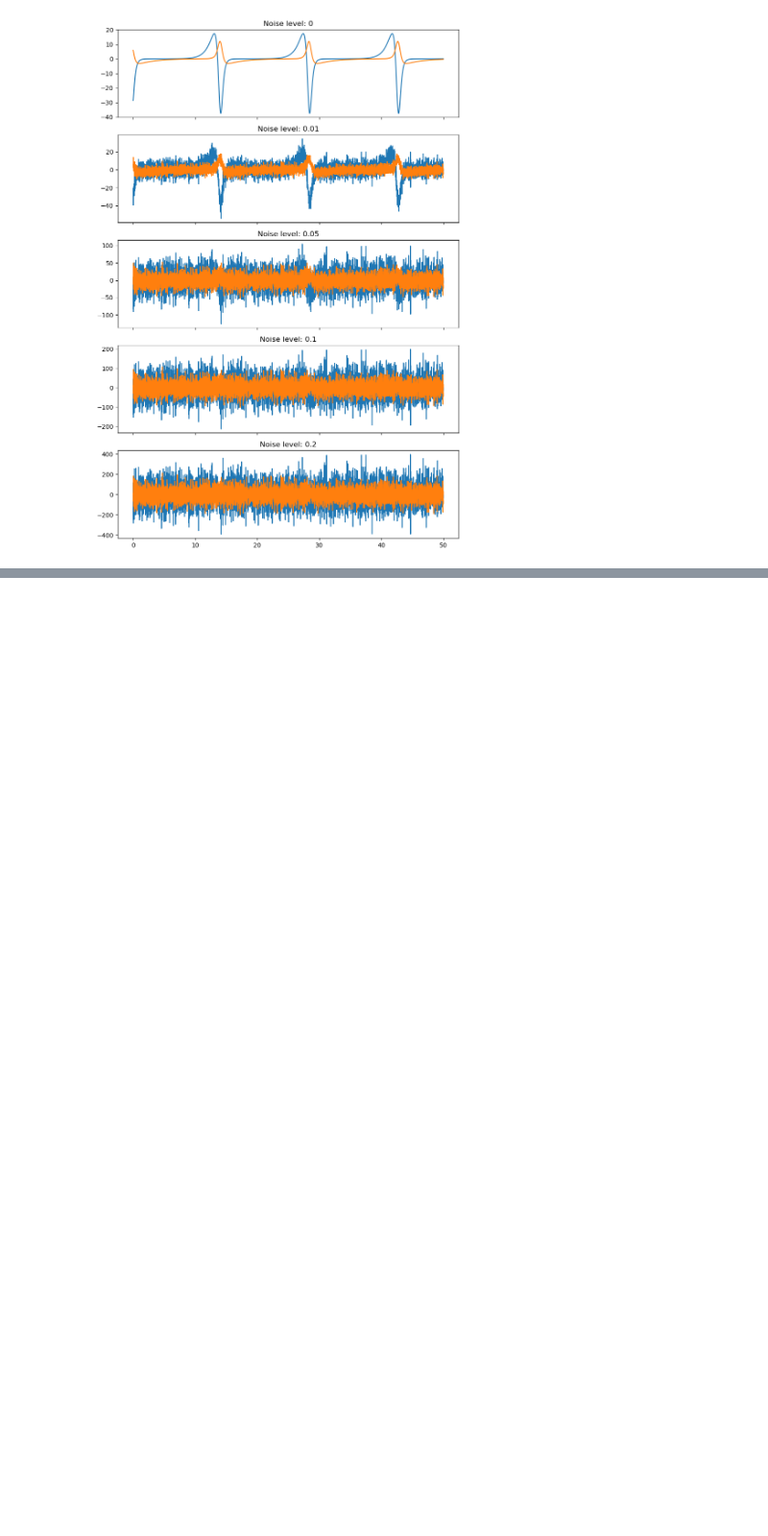
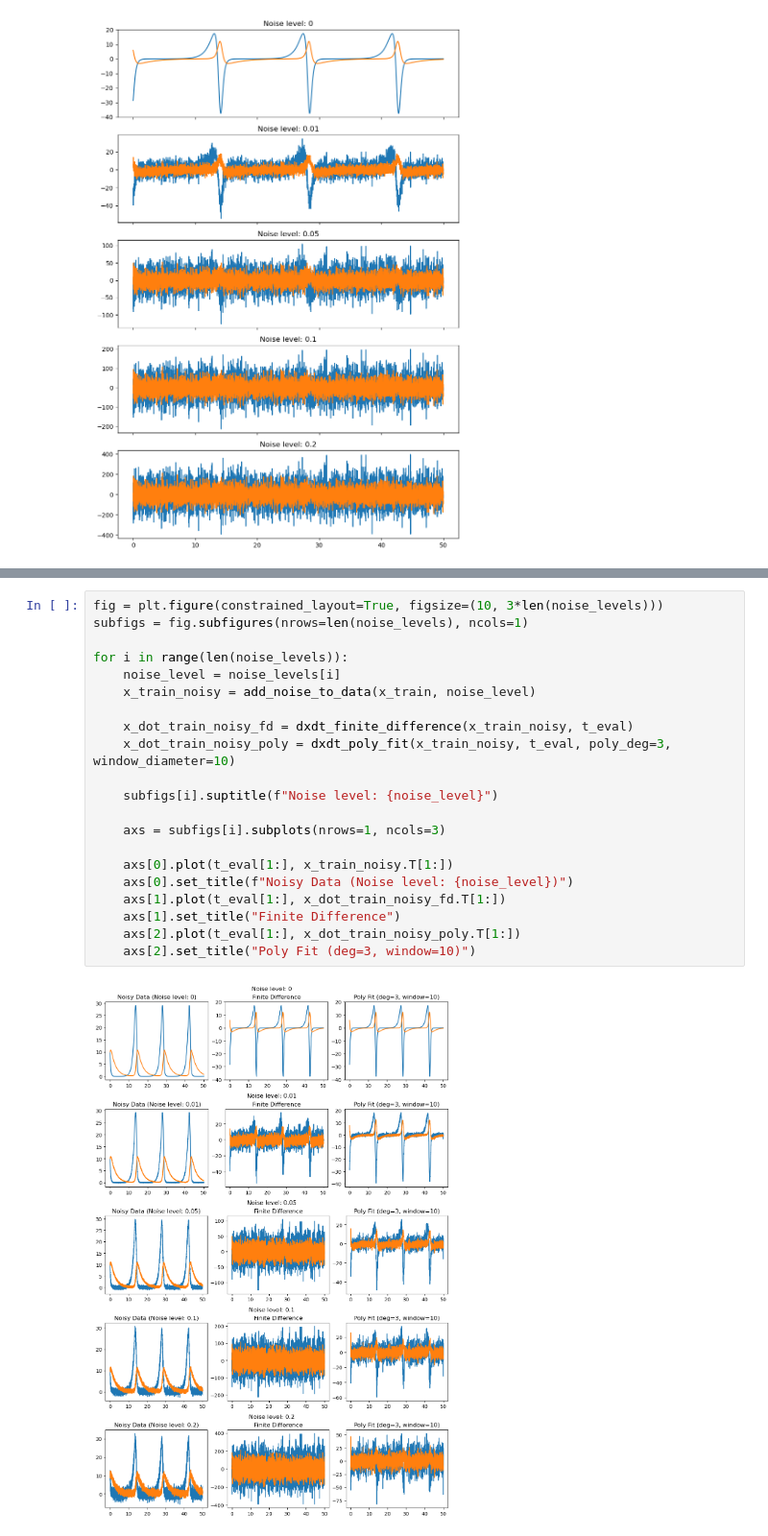
Before and after one commit to etrilling/MS-project, a Jupyter notebook: result00-varying_noise_on_lk.ipynb, the cells around one changed output, grey strips where cells are left out. Shown at 96% size. Cells and saved outputs as stored; diff of their text form; blank space fills up the shorter version.

```diff
--- a/result00-varying_noise_on_lk.ipynb
+++ b/result00-varying_noise_on_lk.ipynb
@@ -56,0 +59,23 @@ for i in range(len(noise_levels)):
+# %%
+fig = plt.figure(constrained_layout=True, figsize=(10, 3*len(noise_levels)))
+subfigs = fig.subfigures(nrows=len(noise_levels), ncols=1)
+
+for i in range(len(noise_levels)):
+    noise_level = noise_levels[i]
+    x_train_noisy = add_noise_to_data(x_train, noise_level)
+
+    x_dot_train_noisy_fd = dxdt_finite_difference(x_train_noisy, t_eval)
+    x_dot_train_noisy_poly = dxdt_poly_fit(x_train_noisy, t_eval, poly_deg=3, window_diameter=10)
+
+    subfigs[i].suptitle(f"Noise level: {noise_level}")
+
+    axs = subfigs[i].subplots(nrows=1, ncols=3)
+
+    axs[0].plot(t_eval[1:], x_train_noisy.T[1:])
+    axs[0].set_title(f"Noisy Data (Noise level: {noise_level})")
+    axs[1].plot(t_eval[1:], x_dot_train_noisy_fd.T[1:])
+    axs[1].set_title("Finite Difference")
+    axs[2].plot(t_eval[1:], x_dot_train_noisy_poly.T[1:])
+    axs[2].set_title("Poly Fit (deg=3, window=10)")
+# %% [output]
+[figure, added]
```
Also changed, not shown: parts of 3 cells of this notebook, 9 other files.
